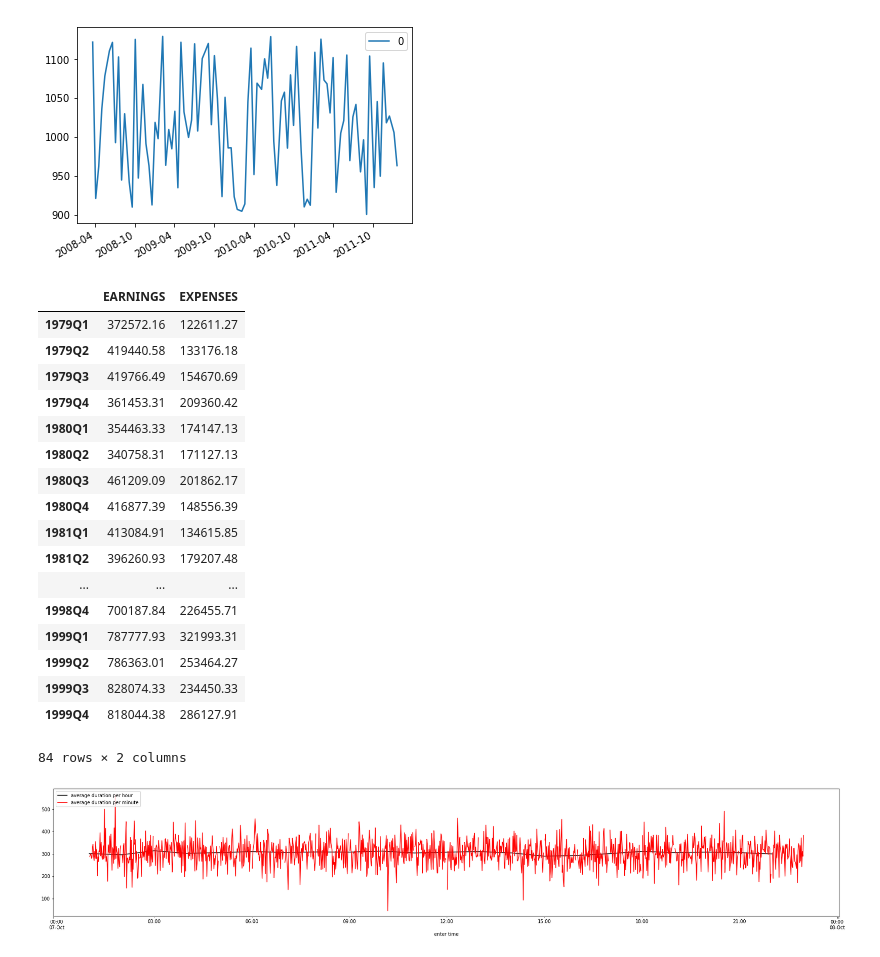
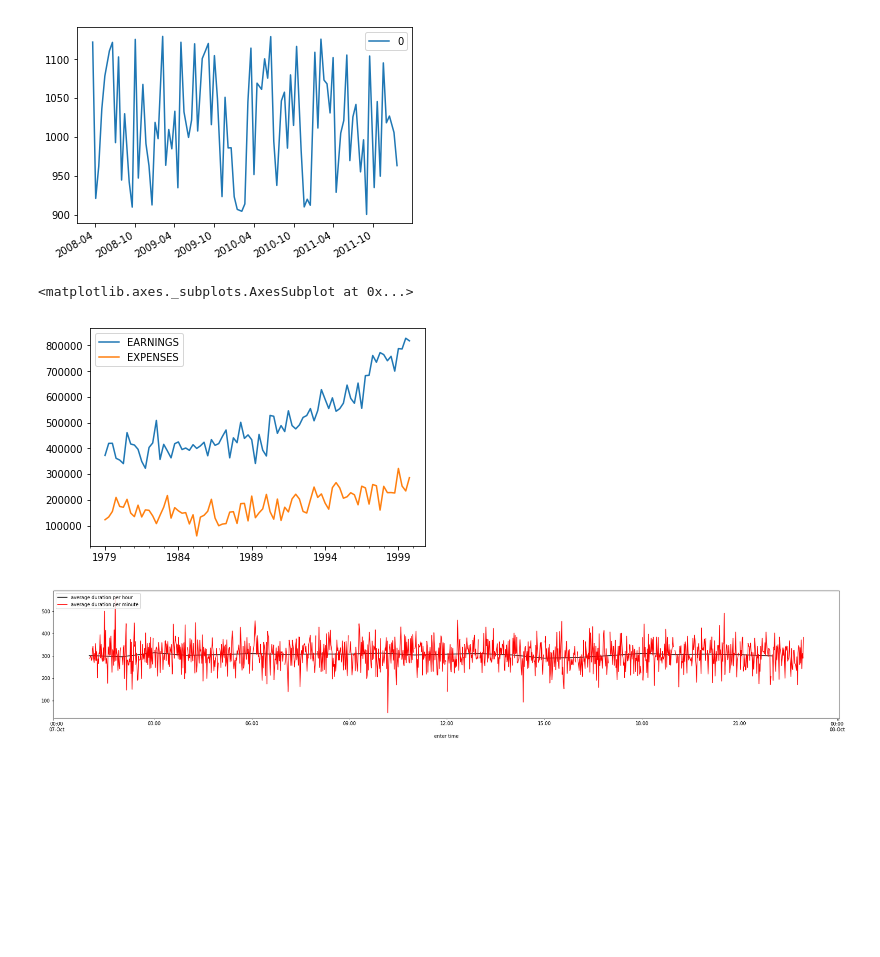
Before and after one commit to SYuan98/BootCamp2018, a Jupyter notebook: ProbSets/Comp/ProbSet2/Pandas4.ipynb, the cells around one changed output. Saved outputs shown, nothing was run; the diff lists cells and outputs as text; code cells hidden in the pictures; blank space fills up the shorter version.

```diff
--- a/ProbSets/Comp/ProbSet2/Pandas4.ipynb
+++ b/ProbSets/Comp/ProbSet2/Pandas4.ipynb
@@ -28,26 +29,10 @@ f=pd.read_csv("finances.csv")
 # %%
 p=pd.period_range("1978-09","1999-08",freq="Q-AUG")
 f.index=p
-f
+f.plot()
 # %% [output]
-|  | EARNINGS | EXPENSES |
-| 1979Q1 | 372572.16 | 122611.27 |
-| 1979Q2 | 419440.58 | 133176.18 |
-| 1979Q3 | 419766.49 | 154670.69 |
-| 1979Q4 | 361453.31 | 209360.42 |
-| 1980Q1 | 354463.33 | 174147.13 |
-| 1980Q2 | 340758.31 | 171127.13 |
-| 1980Q3 | 461209.09 | 201862.17 |
-| 1980Q4 | 416877.39 | 148556.39 |
-| 1981Q1 | 413084.91 | 134615.85 |
-| 1981Q2 | 396260.93 | 179207.48 |
-| ... | ... | ... |
-| 1998Q4 | 700187.84 | 226455.71 |
-| 1999Q1 | 787777.93 | 321993.31 |
-| 1999Q2 | 786363.01 | 253464.27 |
-| 1999Q3 | 828074.33 | 234450.33 |
-| 1999Q4 | 818044.38 | 286127.91 |
-84 rows × 2 columns
+<matplotlib.axes._subplots.AxesSubplot at 0x...>
+[figure, added]
 # %%
 #Problem 4
 from matplotlib import pyplot as plt
```
Also changed, not shown: parts of 1 cell of this notebook, 20 other files.
